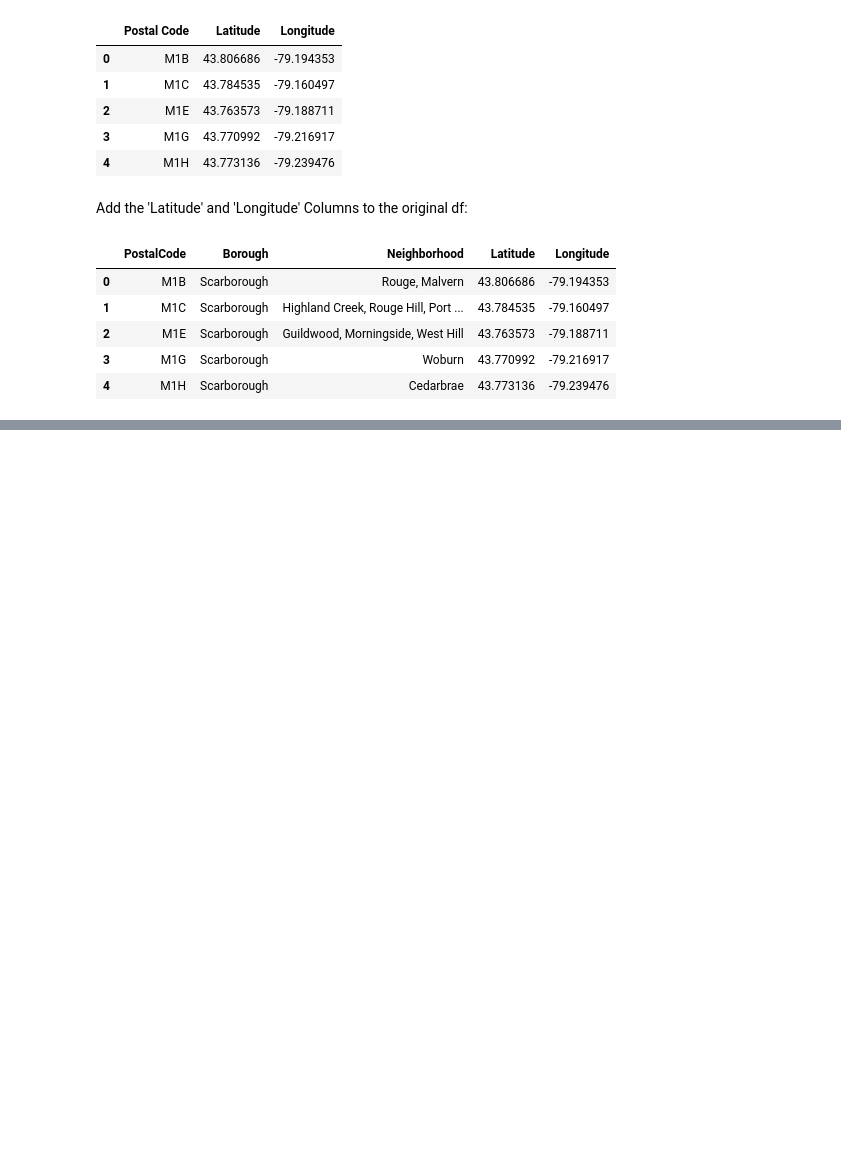
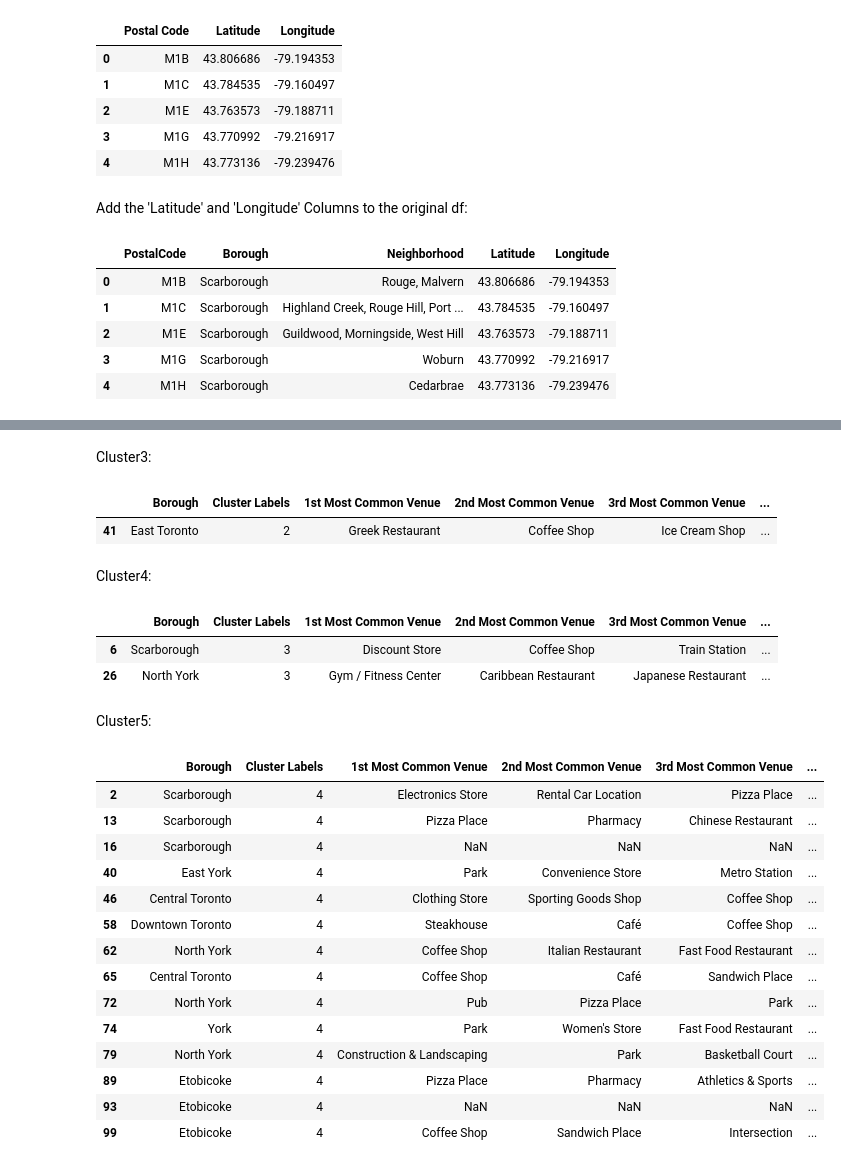
Before and after one commit to memo202010/Coursera_Capstone, a Jupyter notebook: Coursera_Capstone.ipynb, the cells around one changed output, grey strips where cells are left out. Cells and saved outputs as stored; diff of their text form; code cells hidden in the pictures; blank space fills up the shorter version.

```diff
--- a/Coursera_Capstone.ipynb
+++ b/Coursera_Capstone.ipynb
@@ -170,0 +670,35 @@ df.head()
+# %% [markdown]
+Cluster3:
+# %%
+Toronto_merged.loc[Toronto_merged['Cluster Labels'] == 2, Toronto_merged.columns[[1] + list(range(5, Toronto_merged.shape[1]))]]
+# %% [output]
+|  | Borough | Cluster Labels | 1st Most Common Venue | 2nd Most Common Venue | 3rd Most Common Venue | ... |
+| 41 | East Toronto | 2 | Greek Restaurant | Coffee Shop | Ice Cream Shop | ... |
+# %% [markdown]
+Cluster4:
+# %%
+Toronto_merged.loc[Toronto_merged['Cluster Labels'] == 3, Toronto_merged.columns[[1] + list(range(5, Toronto_merged.shape[1]))]]
+# %% [output]
+|  | Borough | Cluster Labels | 1st Most Common Venue | 2nd Most Common Venue | 3rd Most Common Venue | ... |
+| 6 | Scarborough | 3 | Discount Store | Coffee Shop | Train Station | ... |
+| 26 | North York | 3 | Gym / Fitness Center | Caribbean Restaurant | Japanese Restaurant | ... |
+# %% [markdown]
+Cluster5:
+# %%
+Toronto_merged.loc[Toronto_merged['Cluster Labels'] == 4, Toronto_merged.columns[[1] + list(range(5, Toronto_merged.shape[1]))]]
+# %% [output]
+|  | Borough | Cluster Labels | 1st Most Common Venue | 2nd Most Common Venue | 3rd Most Common Venue | ... |
+| 2 | Scarborough | 4 | Electronics Store | Rental Car Location | Pizza Place | ... |
+| 13 | Scarborough | 4 | Pizza Place | Pharmacy | Chinese Restaurant | ... |
+| 16 | Scarborough | 4 | NaN | NaN | NaN | ... |
+| 40 | East York | 4 | Park | Convenience Store | Metro Station | ... |
+| 46 | Central Toronto | 4 | Clothing Store | Sporting Goods Shop | Coffee Shop | ... |
+| 58 | Downtown Toronto | 4 | Steakhouse | Café | Coffee Shop | ... |
+| 62 | North York | 4 | Coffee Shop | Italian Restaurant | Fast Food Restaurant | ... |
+| 65 | Central Toronto | 4 | Coffee Shop | Café | Sandwich Place | ... |
+| 72 | North York | 4 | Pub | Pizza Place | Park | ... |
+| 74 | York | 4 | Park | Women's Store | Fast Food Restaurant | ... |
+| 79 | North York | 4 | Construction & Landscaping | Park | Basketball Court | ... |
+| 89 | Etobicoke | 4 | Pizza Place | Pharmacy | Athletics & Sports | ... |
+| 93 | Etobicoke | 4 | NaN | NaN | NaN | ... |
+| 99 | Etobicoke | 4 | Coffee Shop | Sandwich Place | Intersection | ... |
```
Also changed, not shown: parts of 43 cells of this notebook.
